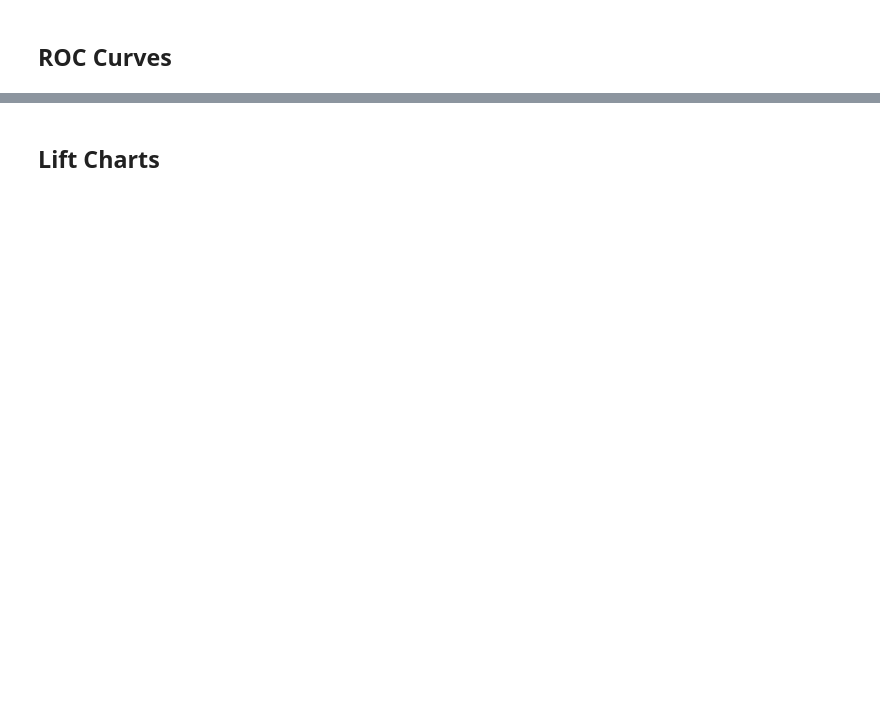
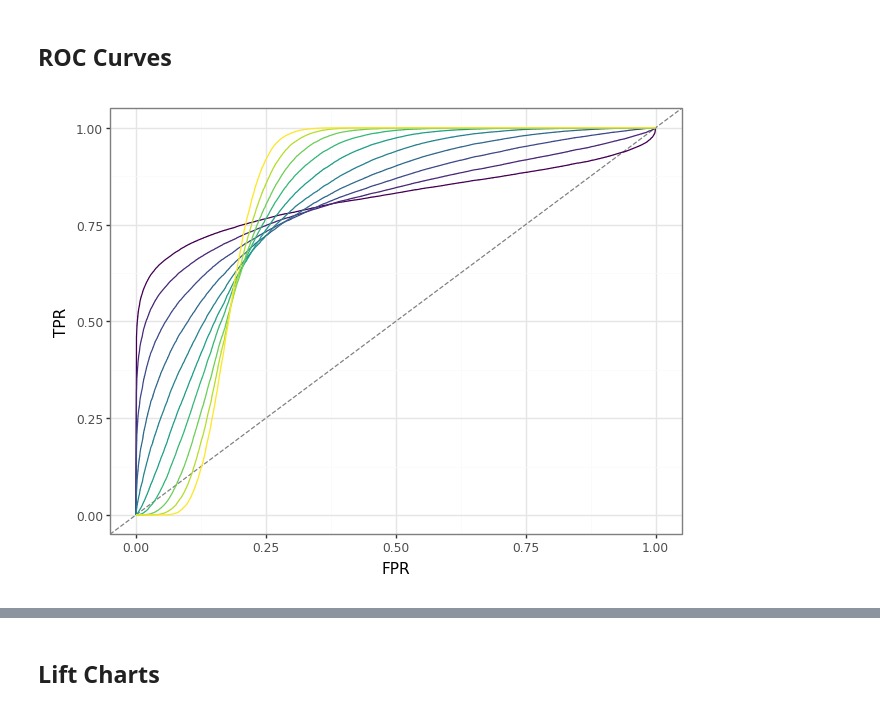
Before and after one commit to emilyriederer/roctet, a Jupyter notebook: docs/demo.ipynb, the cells around one changed output, grey strips where cells are left out. Saved outputs shown, nothing was run; the diff lists cells and outputs as text; code cells hidden in the pictures; blank space fills up the shorter version.

```diff
--- a/docs/demo.ipynb
+++ b/docs/demo.ipynb
@@ -40,22 +34,27 @@ Max Diff: 0.0020000000000000018
 # %%
 # compute and display roc curve
 df_roc = (
     df
     .sort('score', descending=True)
     .with_columns(
         neg_target = 1 - pl.col('target'),
         neg_target_ttl = (1 - pl.col('target')).sum().over('index'),
         pos_target = pl.col('target'),
         pos_target_ttl = pl.col('target').sum().over('index')
         )
     .with_columns(
         cum_fpr = pl.col('neg_target').cum_sum().over('index') / pl.col('neg_target_ttl'),
         cum_tpr = pl.col('pos_target').cum_sum().over('index') / pl.col('pos_target_ttl'),
     )
 )
 
 p = ggplot(df_roc)
 p += aes(x = 'cum_fpr', y = 'cum_tpr', color = 'index', group = 'index')
+p += geom_abline(intercept = 0, slope = 1, color = 'grey', linetype = 'dashed')
 p += geom_line()
+p += theme(legend_position='none')
+p += labs(x = 'FPR', y = 'TPR')
 p
 # p.save('aucs.png')
+# %% [output]
+[figure, added]
```
Also changed, not shown: parts of 7 cells of this notebook, 7 other files.
